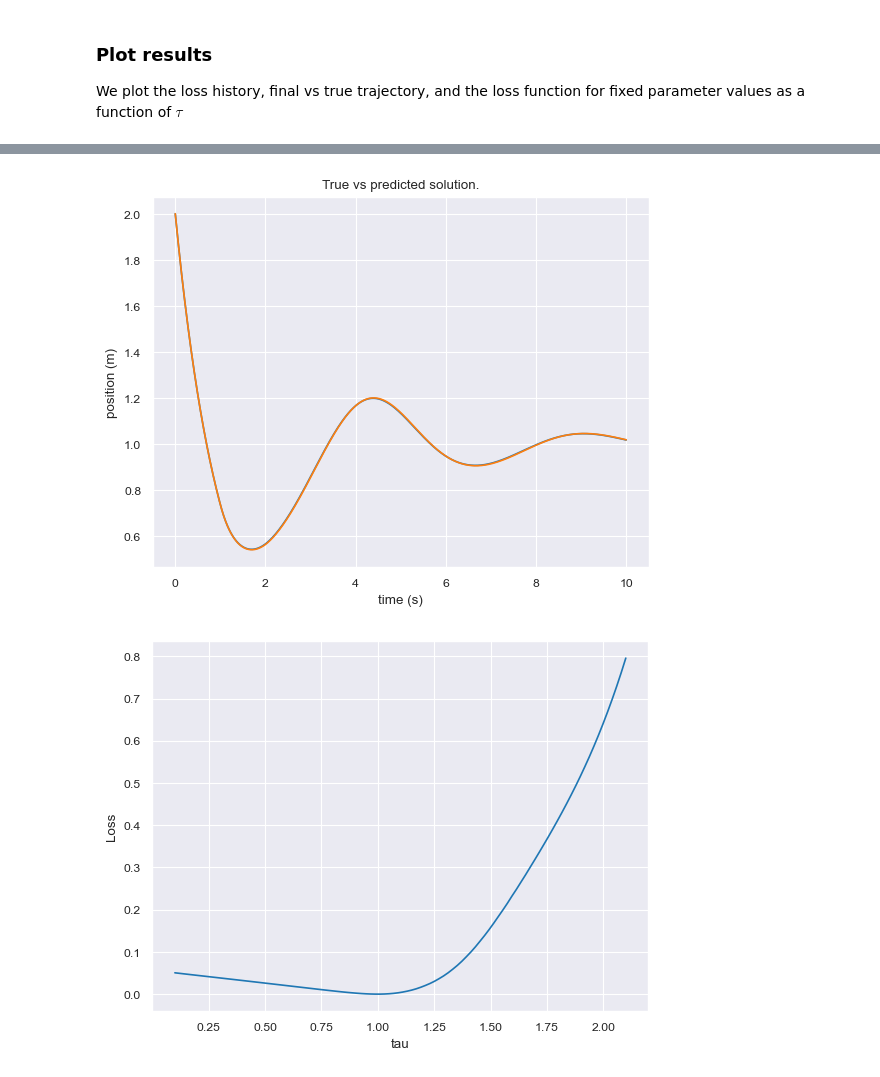
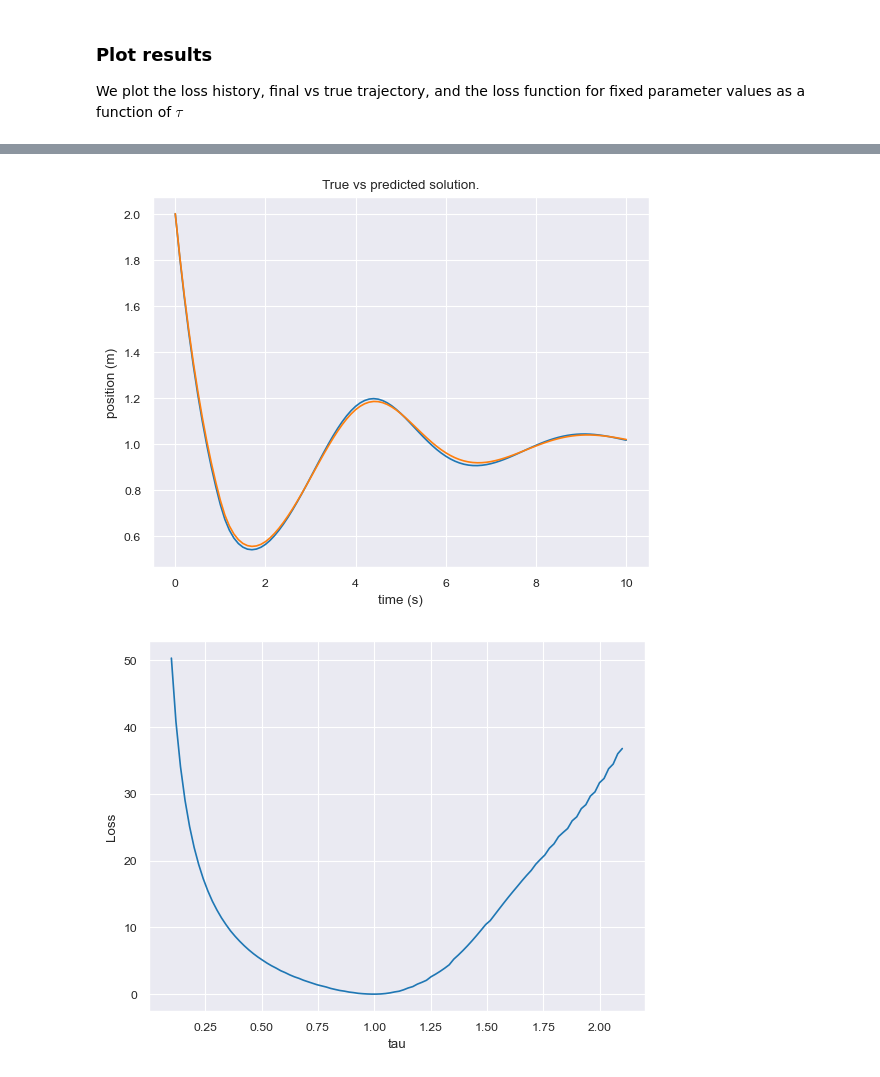
Before and after one commit to punkduckable/NDDE, a Jupyter notebook: NDDE_1D.ipynb, the cells around one changed output, grey strips where cells are left out. Drawn from its saved outputs; the diff is of its cells as text; code cells hidden in the pictures.

```diff
--- a/NDDE_1D.ipynb
+++ b/NDDE_1D.ipynb
@@ -74,18 +74,18 @@ from    scipy               import  interpolate;
 
 
 # Set up a NDDE_1D object. We will try to train the enclosed model to match the one we used to generate the above plot.
-Model       = MODEL(c_0 = 2.0, c_1 = 2.0);
+Model       = MODEL(c_0 = 1.3, c_1 = 1.3);
 DDE_Module  = NDDE_1D(Model);
 
 # Pick a starting position, tau, and x_0
-tau     = torch.tensor(2.0,     requires_grad = True);
+tau     = torch.tensor(1.3,     requires_grad = True);
 x_0     = torch.clone(x_0_True).requires_grad_(True);
 T       = torch.clone(T_True).requires_grad_(False);
 
 # Select the optimizer, number of epochs.
 Param_List  : List  = list(Model.parameters()) + [tau];
-Optimizer           = torch.optim.Adam(Param_List, lr = 0.1);
-N_Epochs    : int   = 1000;
+Optimizer           = torch.optim.Adam(Param_List, lr = 0.01);
+N_Epochs    : int   = 100;
 
 # Set up buffers to track history of loss, and tau.
 History_Dict : Dict[str, torch.Tensor] = {};
@@ -114,7 +114,7 @@ for epoch in range(N_Epochs):
         Loss : torch.Tensor = Loss_Fn(Predicted_Trajectory, Target_Trajectory);
 
         # Check if loss is low enough to stop
-        if Loss < 0.01:
+        if Loss < 0.001:
             print("converged after %d epochs" % epoch);
             break;
 
@@ -124,7 +124,7 @@ for epoch in range(N_Epochs):
         Optimizer.step();
 
         # Report loss and stuff.
-        if epoch % 10 == 0:
+        if epoch % 1 == 0:
             print(  "%4d: "                         % epoch,
                     " Loss = %7.5f"                 % Loss.item(),
                     " | tau = %7.5f"                % tau.item(),
@@ -202,7 +212,7 @@ for i in range(N_Steps):
     Targets_i           : torch.Tensor  = torch.from_numpy(x_Interp(t_Values));
 
     # Compute loss
-    Loss_tau[i] = Loss_Fn(Predictions_i, Targets_i, grid_tau[i]);
+    Loss_tau[i] = Loss_Fn(Predictions_i, Targets_i);
 
 # Plot!
 plt.figure(2);
@@ -214,2 +224,2 @@ plt.ylabel("Loss");
-[figure, old version]
+[figure, new version]
-[figure, old version]
+[figure, new version]
```
Also changed, not shown: parts of 2 cells of this notebook, 2 other files.
